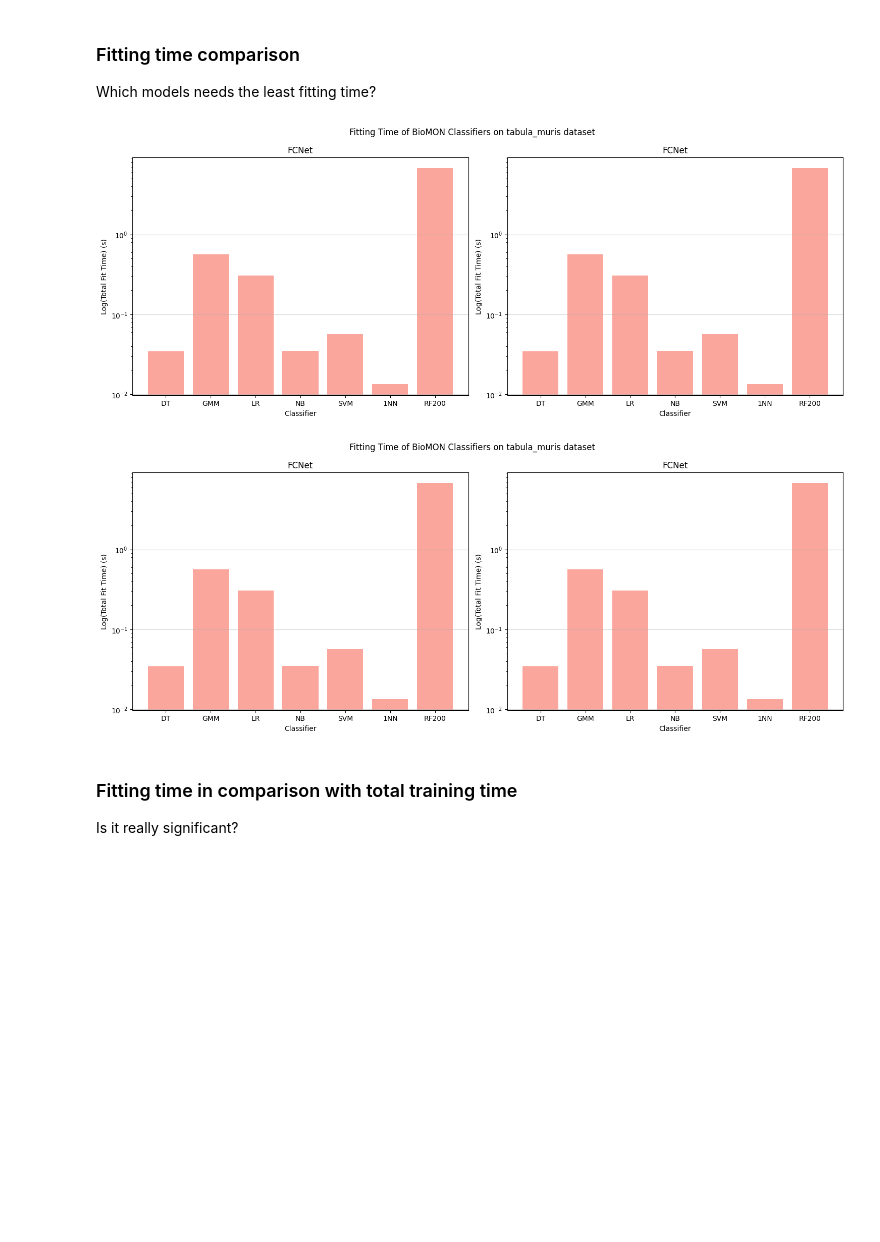
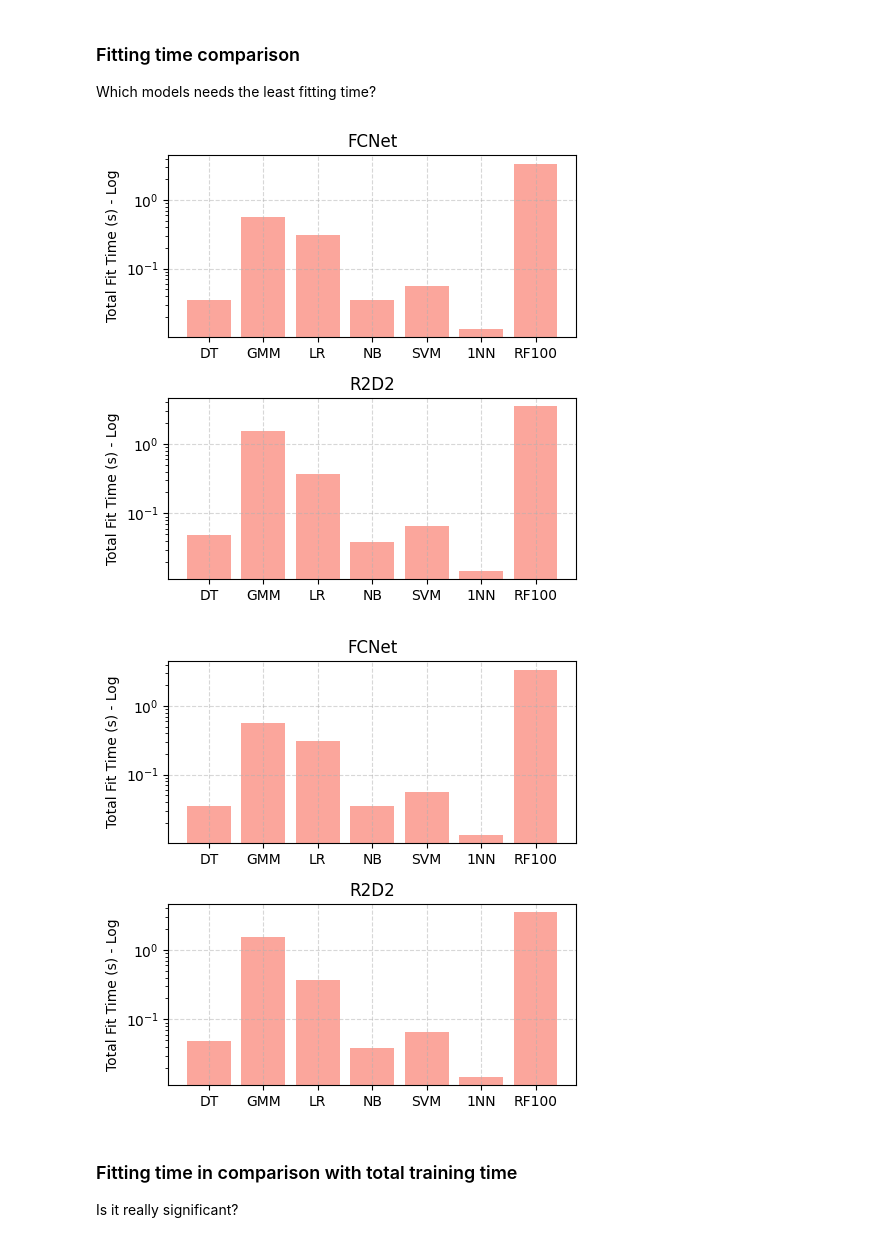
Before and after one commit to MChatzakis/BioMON, a Jupyter notebook: bioMON.ipynb, the cells around one changed output. Drawn from its saved outputs; the diff is of its cells as text; code cells hidden in the pictures; blank space fills up the shorter version.

```diff
--- a/bioMON.ipynb
+++ b/bioMON.ipynb
@@ -168,8 +172,8 @@ for dataset in datasets:
         classifiers = (
             ["DT", "GMM", "LR", "NB", "SVM"]
             + [best_knn[dataset][backbone], best_rf[dataset][backbone]]
-            + ["DT"]
-        )  # to be MLP!
+            + ["DT", "DT"]
+        )
         total_classifiers = len(classifiers)
 
         fig, ax = plt.subplots(3, 3, figsize=(15, 15))
@@ -183,8 +187,9 @@ for dataset in datasets:
             val_loss = data["val_loss"]
             train_loss = data["train_loss"]
 
-            ax[index // 3, index % 3].plot(epochs, val_loss, label="Validation loss")
-            ax[index // 3, index % 3].plot(epochs, train_loss, label="Training loss")
+            ax[index // 3, index % 3].grid(alpha=0.5, linestyle="--")
+            ax[index // 3, index % 3].plot(epochs, val_loss, label="Validation loss", color="salmon", alpha=0.5, marker="o")
+            ax[index // 3, index % 3].plot(epochs, train_loss, label="Training loss", color="blue", alpha=0.5, marker="o")
             ax[index // 3, index % 3].set_title(f"{classifier}")
             ax[index // 3, index % 3].set_xlabel("Epoch")
             ax[index // 3, index % 3].set_ylabel("Loss")
@@ -213,7 +218,7 @@ backbones = ["FCNet", "R2D2"]
 datasets = ["tabula_muris", "tabula_muris"]
 
 for dataset in datasets:
-    fig, ax = plt.subplots(1, len(backbones), figsize=(15, 6))
+    fig, ax = plt.subplots(len(backbones), 1, figsize=(5, 5))
     for index, backbone in enumerate(backbones):
         classifiers = (
             [
@@ -245,23 +250,27 @@ for dataset in datasets:
         ax[index].bar(
             classifiers,
             classifier_accuracies,
-            yerr=classifier_std,
+            alpha=0.7,
+            #width=0.5,
             color="salmon",
-            alpha=0.7,
         )
+        ax[index].grid(alpha=0.5, linestyle="--")
         ax[index].set_title(f"{backbone}")
-        ax[index].set_xlabel("Classifier")
+        #ax[index].set_xlabel("Classifier")
+        #if index == 0:
         ax[index].set_ylabel("Accuracy")
         ax[index].errorbar(
             classifiers,
             classifier_accuracies,
             yerr=classifier_std,
-            fmt="none",
-            ecolor="black",
+            fmt="o",
+            color="black",
         )
-        ax[index].grid(axis="y", alpha=0.5)
 
-    fig.suptitle(f"Accuracy of BioMON Classifiers on {dataset} dataset")
+
+    #fig.suptitle(f"{dataset}")
     fig.tight_layout()
+
+    fig.savefig(f"{SAVE_PLOTS_DIR}/classifier_accuracy_{dataset}.png")
     plt.show()
 # %% [output]
@@ -277,49 +286,52 @@ n_way = 5
 n_shot = 5
 n_query = 15
 
-backbones = ["FCNet", "FCNet"]
+backbones = ["FCNet", "R2D2"]
 datasets = ["tabula_muris", "tabula_muris"]
 
 for dataset in datasets:
-    fig, ax = plt.subplots(1, len(backbones), figsize=(15, 6))
+    fig, ax = plt.subplots(len(backbones), 1, figsize=(5, 5))
     for index, backbone in enumerate(backbones):
         classifiers = (
             [
                 "DT",
                 "GMM",
                 "LR",
                 "NB",
                 "SVM",
             ]
             + [best_knn[dataset][backbone], best_rf[dataset][backbone]]
             # + ["DT"]
         )
         total_classifiers = len(classifiers)
 
         classifier_accuracies = []
 
         for _, classifier in enumerate(classifiers):
             path = f"{RESULTS_DIR}/{dataset}/bioMON_{classifier}_{backbone}/{n_way}w{n_shot}s{n_query}q/"
             data = pd.read_csv(path + "train_summary.csv")
             test_line = data.iloc[0]
 
             acc = test_line["total_head_fit_time"] / 100
 
             classifier_accuracies.append(acc)
 
+        ax[index].grid(alpha=0.5, linestyle="--")
         ax[index].bar(classifiers, classifier_accuracies, color="salmon", alpha=0.7)
         ax[index].set_title(f"{backbone}")
-        ax[index].set_xlabel("Classifier")
-        ax[index].set_ylabel("Log(Total Fit Time) (s)")
+
+        ax[index].set_ylabel("Total Fit Time (s) - Log")
+
         ax[index].grid(axis="y", alpha=0.5)
         ax[index].set_yscale("log")
 
-    fig.suptitle(f"Fitting Time of BioMON Classifiers on {dataset} dataset")
+    #fig.suptitle(f"Fitting Time of BioMON Classifiers on {dataset} dataset")
     fig.tight_layout()
+    fig.savefig(f"{SAVE_PLOTS_DIR}/classifier_fit_time_{dataset}.png")
     plt.show()
 # %% [output]
-[figure, old version]
+[figure, new version]
-[figure, old version]
+[figure, new version]
 # %% [markdown]
 ### Fitting time in comparison with total training time
 
```
Also changed, not shown: parts of 7 cells of this notebook, 6 other files.
